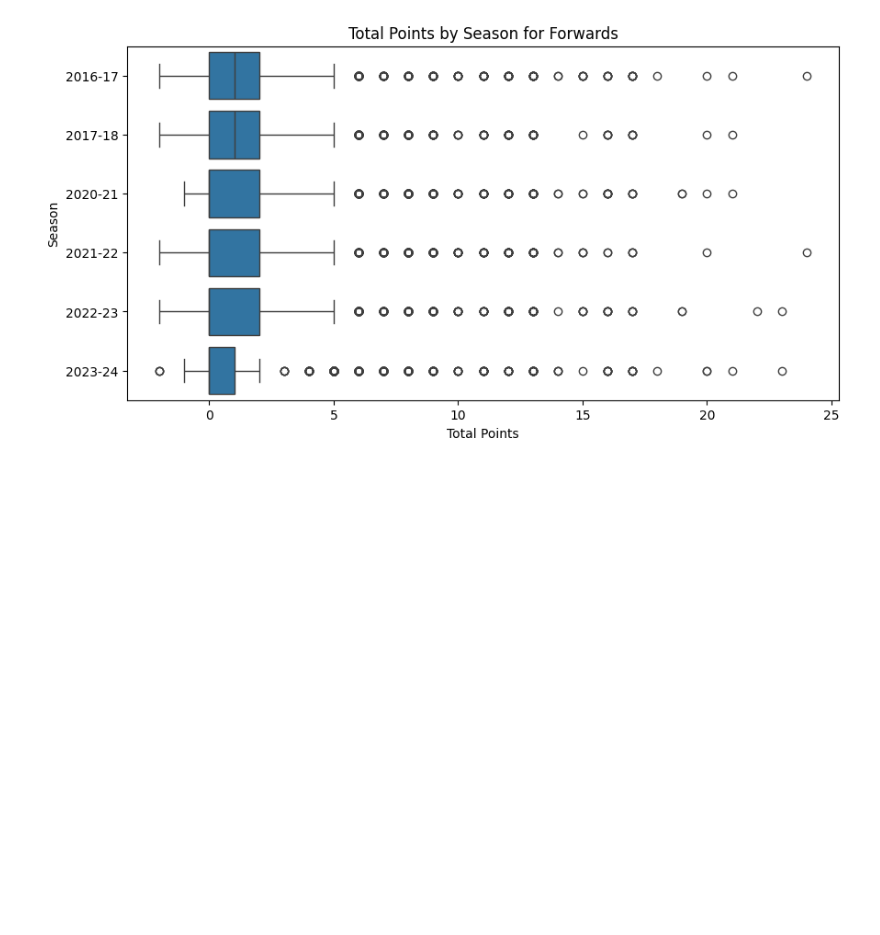
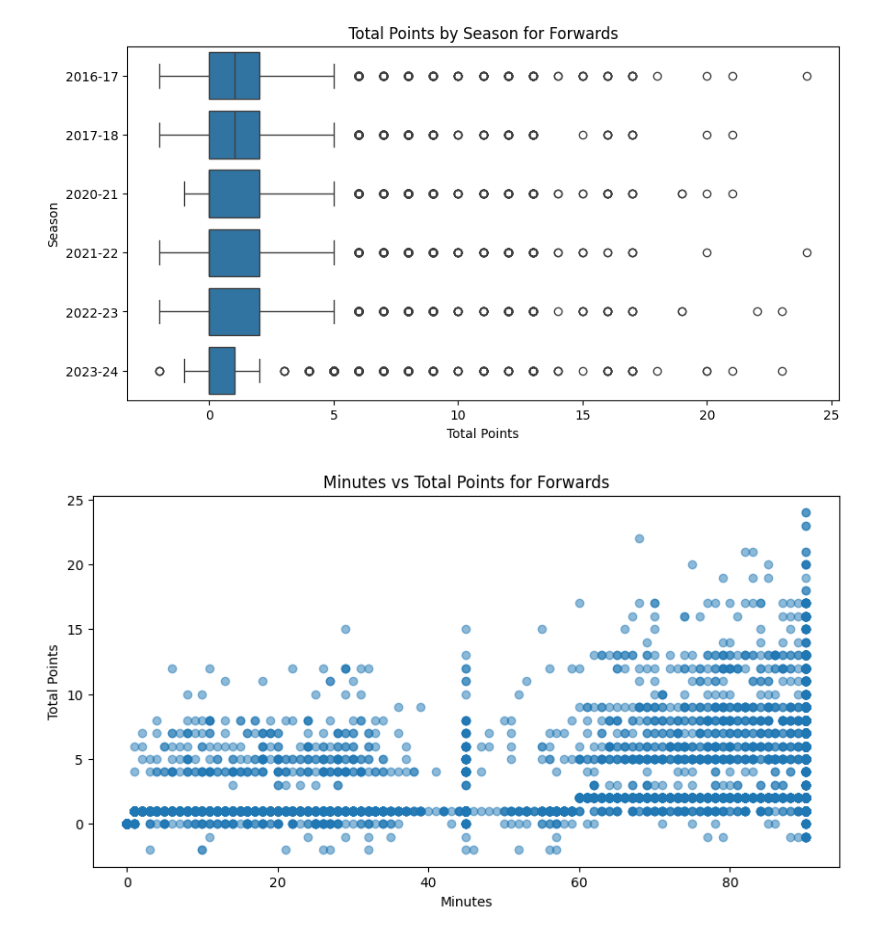
Before and after one commit to jme-taylor/fantasy_football, a Jupyter notebook: notebooks/250721_forward_model_first_attempt.ipynb, the cells around one changed output. Cells and saved outputs as stored; diff of their text form; code cells hidden in the pictures; blank space fills up the shorter version.

```diff
--- a/notebooks/250721_forward_model_first_attempt.ipynb
+++ b/notebooks/250721_forward_model_first_attempt.ipynb
@@ -67,13 +67,15 @@ plt.show()
 # %%
 # minutes
 fig, ax = plt.subplots(figsize=(10, 5))
 
 ax.scatter(fwd_data["minutes"], fwd_data["total_points"], alpha=0.5)
 
 ax.set(
     xlabel="Minutes",
     ylabel="Total Points",
-    title="Minutes vs Total Points for Goalkeepers"
+    title="Minutes vs Total Points for Forwards"
 )
 
 plt.show()
+# %% [output]
+[figure, added]
```
Also changed, not shown: parts of 3 cells of this notebook, 4 other files.
